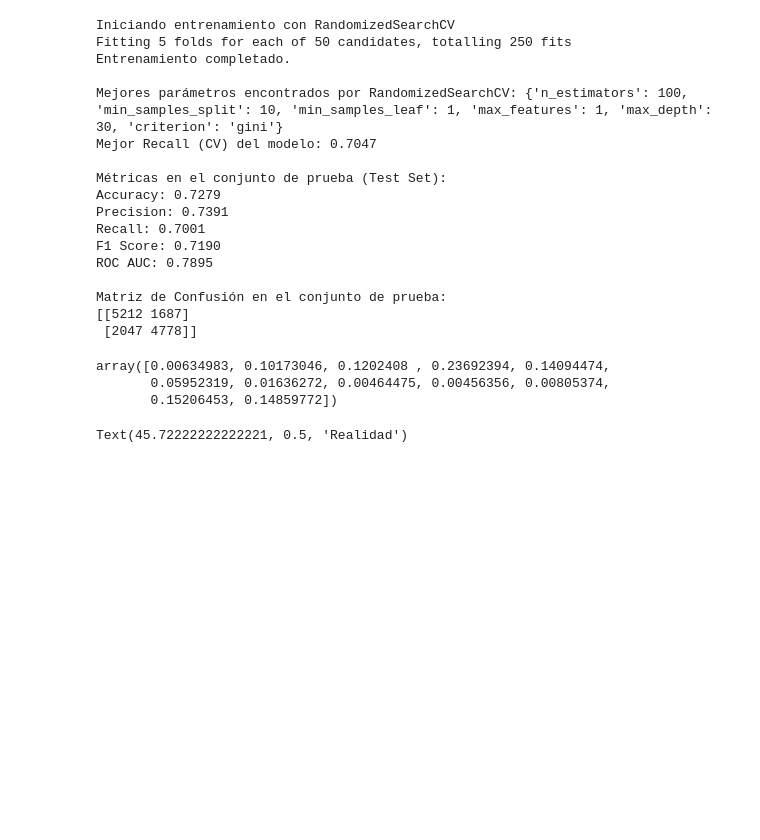
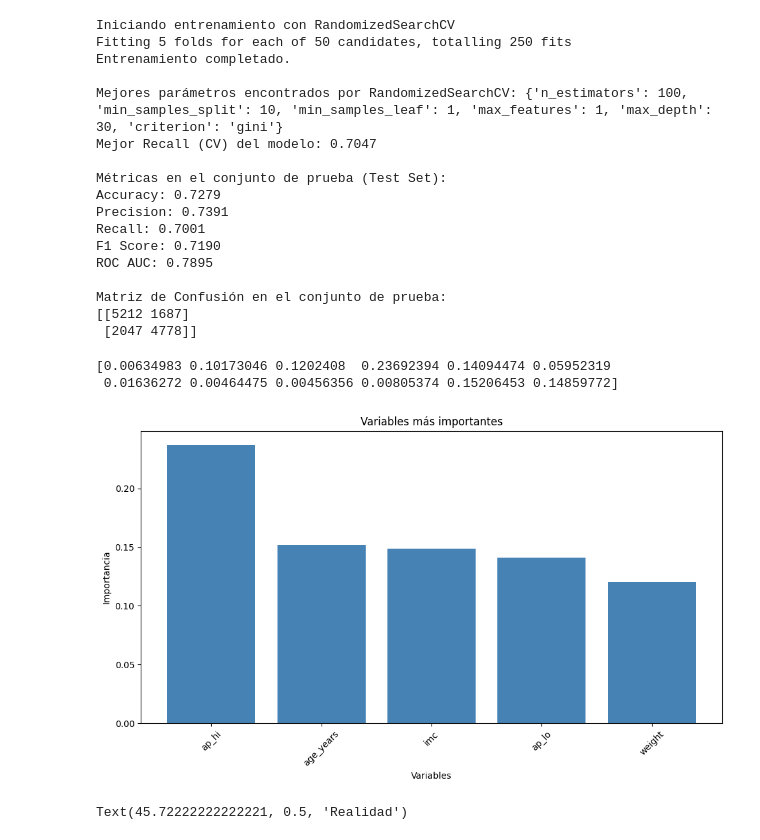
Before and after one commit to Porpi01/cardioML, a Jupyter notebook: cardio.ipynb, the cells around one changed output. Cells and saved outputs as stored; diff of their text form; code cells hidden in the pictures; blank space fills up the shorter version.

```diff
--- a/cardio.ipynb
+++ b/cardio.ipynb
@@ -439,11 +439,31 @@ Matriz de Confusión en el conjunto de prueba:
 [[5212 1687]
  [2047 4778]]
 # %%
-best_model_rf.feature_importances_
+importances = best_model_rf.feature_importances_
+print(importances)
 # %% [output]
-array([0.00634983, 0.10173046, 0.1202408 , 0.23692394, 0.14094474,
-       0.05952319, 0.01636272, 0.00464475, 0.00456356, 0.00805374,
-       0.15206453, 0.14859772])
+[0.00634983 0.10173046 0.1202408  0.23692394 0.14094474 0.05952319
+ 0.01636272 0.00464475 0.00456356 0.00805374 0.15206453 0.14859772]
+# %%
+importances = best_model_rf.feature_importances_
+feature_names = X_train.columns
+
+feat_imp_df = pd.DataFrame({
+    'Feature': feature_names,
+    'Importance': importances
+}).sort_values(by="Importance", ascending=False)
+
+
+plt.figure(figsize=(10, 6))
+plt.bar(feat_imp_df['Feature'][:5], feat_imp_df['Importance'][:5], color='steelblue')
+plt.ylabel("Importancia")
+plt.xlabel("Variables")
+plt.title("Variables más importantes")
+plt.xticks(rotation=45)
+plt.tight_layout()
+plt.show()
+# %% [output]
+[figure, added]
 # %%
 plt.figure(figsize=(6, 5))
 sns.heatmap(confusion_matrix(y_test, y_pred_rf), annot=True, fmt="d", cmap="Blues", cbar=False,
```
Also changed, not shown: parts of 4 cells of this notebook.
